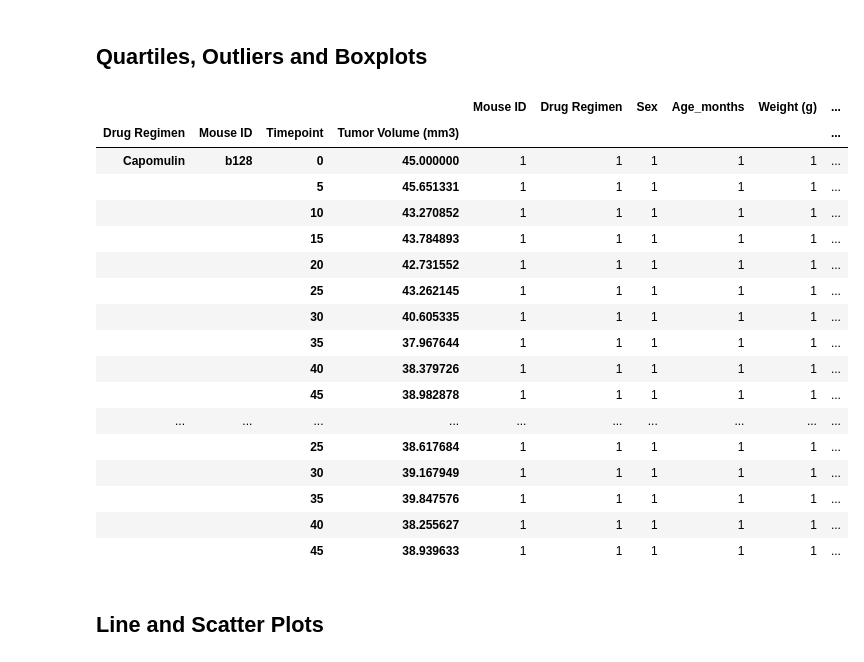
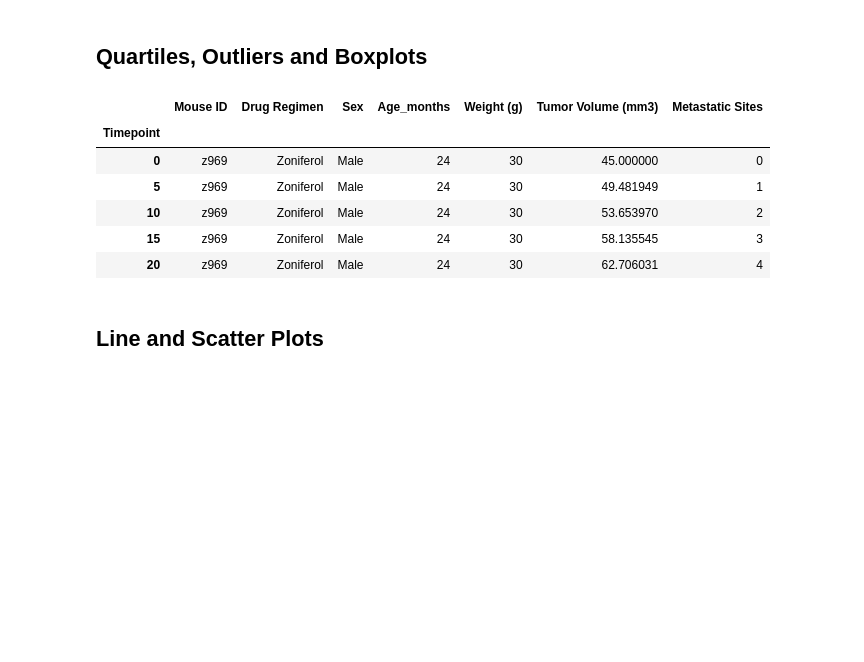
Before and after one commit to BaudOptics/matplotlib-challenge, a Jupyter notebook: Pymaceuticals/pymaceuticals_starter.ipynb, the cells around one changed output. Saved outputs shown, nothing was run; the diff lists cells and outputs as text; code cells hidden in the pictures; blank space fills up the shorter version.

Commit message:
still working on groupby for regimen

```diff
--- a/Pymaceuticals/pymaceuticals_starter.ipynb
+++ b/Pymaceuticals/pymaceuticals_starter.ipynb
@@ -187,31 +184,23 @@ plt.plot()
 # %%
 # Calculate the final tumor volume of each mouse across four of the treatment regimens:
 # Capomulin, Ramicane, Infubinol, and Ceftamin
-regimens = cleaner_df.groupby(['Drug Regimen','Mouse ID','Timepoint','Tumor Volume (mm3)']).nunique()
-regimens.head(20)
+
+regimen = cleaner_df.groupby("Timepoint").max()
+regimen.head()
 # Start by getting the last (greatest) timepoint for each mouse
-
+#timepoints = []
+#for i in regimen["Mouse ID"]:
+#    timepoints.append(regimen[i]['Timepoint'].max())
 
 # Merge this group df with the original dataframe to get the tumor volume at the last timepoint
 # %% [output]
-|  |  |  |  | Mouse ID | Drug Regimen | Sex | Age_months | Weight (g) | ... |
-| Drug Regimen | Mouse ID | Timepoint | Tumor Volume (mm3) |  |  |  |  |  | ... |
-| Capomulin | b128 | 0 | 45.000000 | 1 | 1 | 1 | 1 | 1 | ... |
-|  |  | 5 | 45.651331 | 1 | 1 | 1 | 1 | 1 | ... |
-|  |  | 10 | 43.270852 | 1 | 1 | 1 | 1 | 1 | ... |
-|  |  | 15 | 43.784893 | 1 | 1 | 1 | 1 | 1 | ... |
-|  |  | 20 | 42.731552 | 1 | 1 | 1 | 1 | 1 | ... |
-|  |  | 25 | 43.262145 | 1 | 1 | 1 | 1 | 1 | ... |
-|  |  | 30 | 40.605335 | 1 | 1 | 1 | 1 | 1 | ... |
-|  |  | 35 | 37.967644 | 1 | 1 | 1 | 1 | 1 | ... |
-|  |  | 40 | 38.379726 | 1 | 1 | 1 | 1 | 1 | ... |
-|  |  | 45 | 38.982878 | 1 | 1 | 1 | 1 | 1 | ... |
-| ... | ... | ... | ... | ... | ... | ... | ... | ... | ... |
-|  |  | 25 | 38.617684 | 1 | 1 | 1 | 1 | 1 | ... |
-|  |  | 30 | 39.167949 | 1 | 1 | 1 | 1 | 1 | ... |
-|  |  | 35 | 39.847576 | 1 | 1 | 1 | 1 | 1 | ... |
-|  |  | 40 | 38.255627 | 1 | 1 | 1 | 1 | 1 | ... |
-|  |  | 45 | 38.939633 | 1 | 1 | 1 | 1 | 1 | ... |
+|  | Mouse ID | Drug Regimen | Sex | Age_months | Weight (g) | Tumor Volume (mm3) | Metastatic Sites |
+| Timepoint |  |  |  |  |  |  |  |
+| 0 | z969 | Zoniferol | Male | 24 | 30 | 45.000000 | 0 |
+| 5 | z969 | Zoniferol | Male | 24 | 30 | 49.481949 | 1 |
+| 10 | z969 | Zoniferol | Male | 24 | 30 | 53.653970 | 2 |
+| 15 | z969 | Zoniferol | Male | 24 | 30 | 58.135545 | 3 |
+| 20 | z969 | Zoniferol | Male | 24 | 30 | 62.706031 | 4 |
 # %%
 # Put treatments into a list for for loop (and later for plot labels)
 
```
Also changed, not shown: parts of 1 cell of this notebook.
